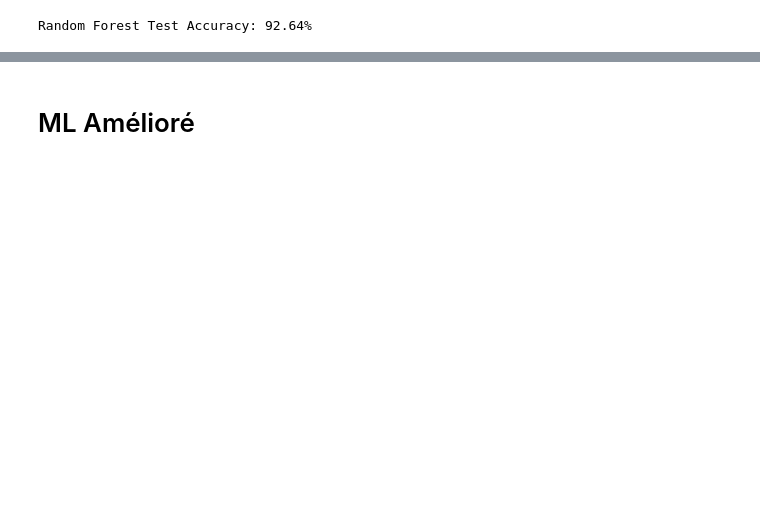
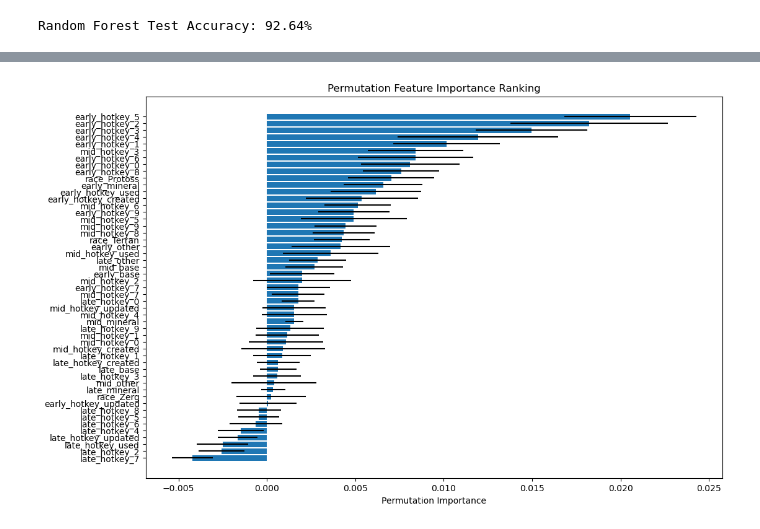
Before and after one commit to swan-maillard/INSA-5A-DataMining, a Jupyter notebook: sc2-keystrokes-public.ipynb, the cells around one changed output, grey strips where cells are left out. Cells and saved outputs as stored; diff of their text form; code cells hidden in the pictures; blank space fills up the shorter version.

```diff
--- a/sc2-keystrokes-public.ipynb
+++ b/sc2-keystrokes-public.ipynb
@@ -435,8 +543,28 @@ Random Forest Test Accuracy: 92.64%
+# %%
+from sklearn.inspection import permutation_importance
+
+
+# Permutation Importance
+results = permutation_importance(best_rf, X_test, y_test, scoring='accuracy', n_repeats=30, random_state=42, n_jobs=-1)
+
+perm_importance = pd.DataFrame({
+    'feature': X.columns,
+    'importance_mean': results.importances_mean,
+    'importance_std': results.importances_std
+}).sort_values(by='importance_mean', ascending=False)
+
+# Plot Permutation Importance
+plt.figure(figsize=(12, 8))
+plt.barh(perm_importance['feature'], perm_importance['importance_mean'], xerr=perm_importance['importance_std'])
+plt.xlabel('Permutation Importance')
+plt.title('Permutation Feature Importance Ranking')
+plt.gca().invert_yaxis()
+plt.show()
+# %% [output]
+[figure, added]
 # %%
 # Save the model to disk
 import joblib
 import pickle
 with open('random_forest_model.pkl', 'wb') as file:
     pickle.dump(best_rf, file)
-# %% [markdown]
-# ML Amélioré
```
Also changed, not shown: parts of 24 cells of this notebook.
